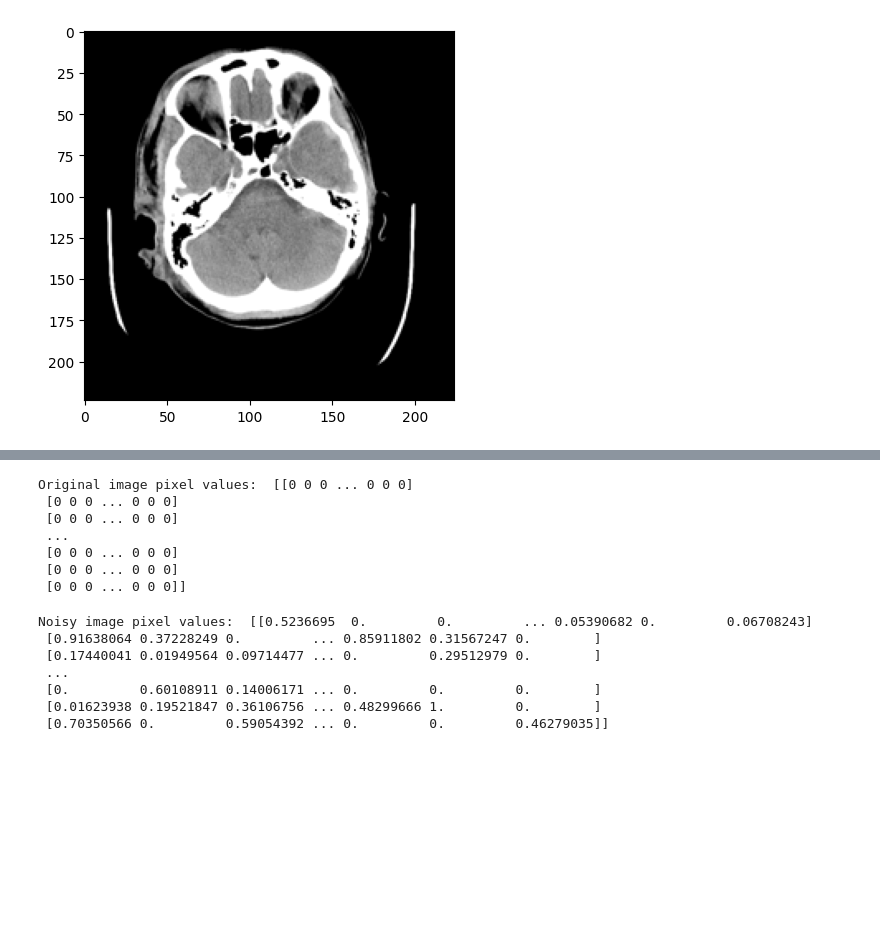
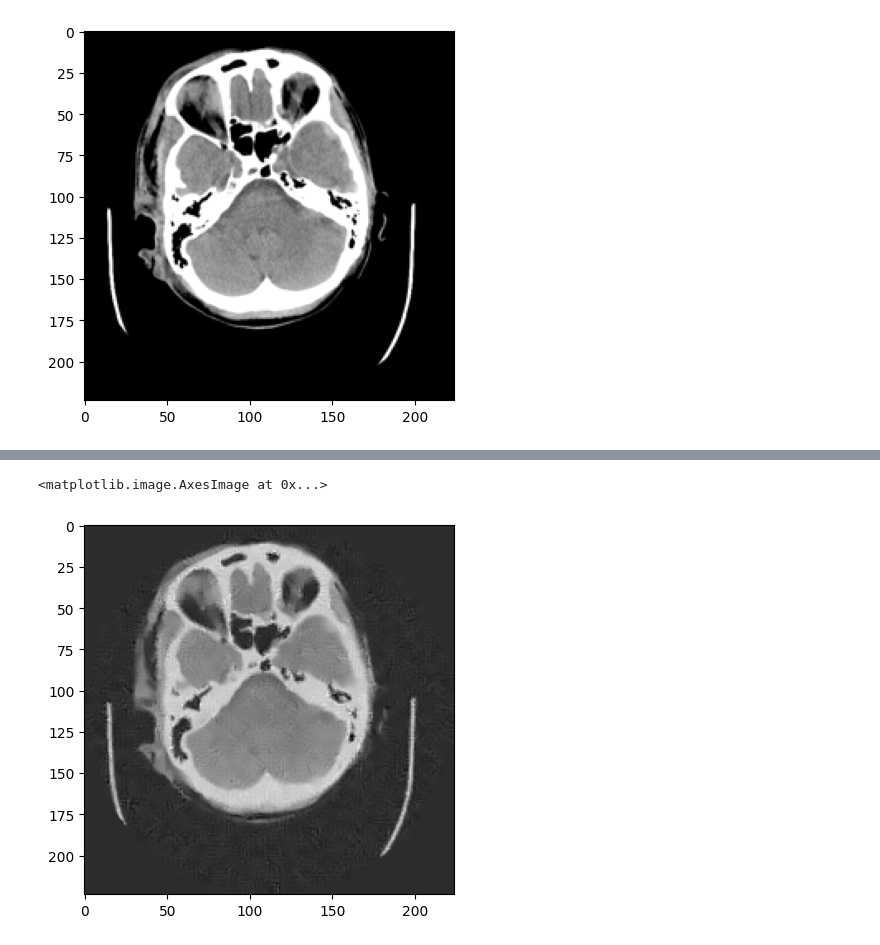
Before and after one commit to jpscardoso97/ich-detection, a Jupyter notebook: notebooks/experimentation/sinogramv2.ipynb, the cells around one changed output, grey strips where cells are left out. Saved outputs shown, nothing was run; the diff lists cells and outputs as text; code cells hidden in the pictures; blank space fills up the shorter version.

```diff
--- a/notebooks/experimentation/sinogramv2.ipynb
+++ b/notebooks/experimentation/sinogramv2.ipynb
@@ -46,21 +36,8 @@ True
-# %%
-# Compare pixel values of the original and noisy image
-print("Original image pixel values: ", image)
-# %% [output]
-Original image pixel values:  [[0 0 0 ... 0 0 0]
- [0 0 0 ... 0 0 0]
- [0 0 0 ... 0 0 0]
- ...
- [0 0 0 ... 0 0 0]
- [0 0 0 ... 0 0 0]
- [0 0 0 ... 0 0 0]]
-# %%
-print("Noisy image pixel values: ", noisy_image)
-# %% [output]
-Noisy image pixel values:  [[0.5236695  0.         0.         ... 0.05390682 0.         0.06708243]
- [0.91638064 0.37228249 0.         ... 0.85911802 0.31567247 0.        ]
- [0.17440041 0.01949564 0.09714477 ... 0.         0.29512979 0.        ]
- ...
- [0.         0.60108911 0.14006171 ... 0.         0.         0.        ]
- [0.01623938 0.19521847 0.36106756 ... 0.48299666 1.         0.        ]
- [0.70350566 0.         0.59054392 ... 0.         0.         0.46279035]]
+# %%
+denoised_image = denoise_gaussian_image(noisy_image)
+
+# show denoised image
+plt.imshow(denoised_image, cmap='gray')
+# %% [output]
+<matplotlib.image.AxesImage at 0x...>
+[figure, added]
```
Also changed, not shown: parts of 7 cells of this notebook, 8 other files.
